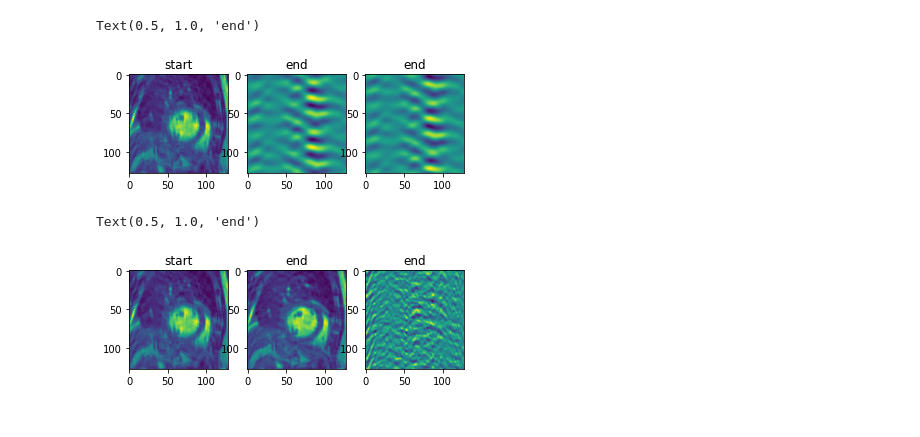
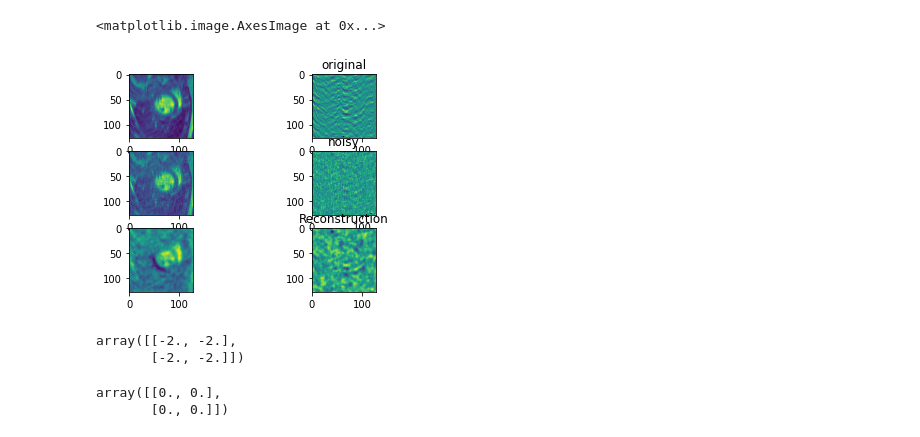
Before and after one commit to MATHplus-Young-Academy/P1-Temp-Reg, a Jupyter notebook: modelbased-approach/admm.ipynb, the cells around one changed output. Cells and saved outputs as stored; diff of their text form; code cells hidden in the pictures.

```diff
--- a/modelbased-approach/admm.ipynb
+++ b/modelbased-approach/admm.ipynb
@@ -238,7 +238,7 @@ from tqdm import tqdm
 def alternative_lagrange_multiplier(max_iter):
     A = aux.A(mask)
 
-    u_k = compute_init_u(y,A)
+    u_k = u#compute_init_u(y,A)
     Dx = aux.Dx()
     Dt = aux.Dt()
     zt_k = Dt.forward(u_k)
@@ -254,27 +254,24 @@ def alternative_lagrange_multiplier(max_iter):
     mut_k = zt_k.copy()
     mut_k.fill(1.0)
 
-    alpha = 0.2*np.ones(u_k.shape)
-    beta = 0.2*np.ones(u_k.shape)
+    alpha = 0.1*np.ones(u_k.shape)
+    beta = 0.1*np.ones(u_k.shape)
 
-    beta_t = 0.1 #2.0
-    beta_x = 0.1
+    beta_t = 3 #2.0
+    beta_x = 3
 
     for i in tqdm(range(max_iter)):
         time_start = time.time()
         u_k = conj_g(u_k,zt_k,zx_k,beta_t,beta_x,mut_k,mux_k, y,A,Dx,Dt)
-        #solve_u_step(u_k,zt_k,zx_k,beta_t,beta_x,mut_k,mux_k, y,A,Dx,Dt)
-
-        print(time.time()- time_start)
-
-        zk_x, zk_t = solve_z_step(u_k, beta_t, beta_x, mut_k, mux_k, alpha, beta, A, Dx, Dt)
-
-        mut_k += Dt.forward(u_k)-zt_k
-        mux_k = (mux_k[0] + Dx.forward(u_k)[0]-zx_k[0], mux_k[1] + Dx.forward(u_k)[1]-zx_k[1])
+        print(norm_cv(A.forward(u_k)-y_true), norm_cv(A.forward(u_k)-y))
+        zx_k, zk_t = solve_z_step(u_k, beta_t, beta_x, mut_k, mux_k, alpha, beta, A, Dx, Dt)
+        mut_k +=Dt.forward(u_k)-zt_k #beta_t*() #
+        tmp1 =mux_k[0] +Dx.forward(u_k)[0]-zx_k[0]
+        tmp2 = mux_k[1]+Dx.forward(u_k)[1]-zx_k[1]#beta_x*() #+
+        mux_k = (tmp1, tmp2)
 
     return u_k
 # %%
-maxiter=  10
+maxiter=  15
 result = alternative_lagrange_multiplier(maxiter)
-print(result)
 # %% [output]
@@ -333,31 +319,18 @@ nib.save(nii,"{0}/result_mi{1}.nii".format(DIR,maxiter))
 # %%
 import matplotlib.pyplot as plt
 
 plotframe = 6
-f,ax = plt.subplots(1,3)
-ax[0].imshow(np.flip(np.abs(np.squeeze(u_k[:,:,plotframe])),axis=0))
-ax[0].set_title('start')
-ax[1].imshow(np.flip(np.real(np.squeeze(result[:,:,plotframe])),axis=0))
-ax[1].set_title('end')
-ax[2].imshow(np.flip(np.imag(np.squeeze(result[:,:,plotframe])),axis=0))
-ax[2].set_title('end')
+f,ax = plt.subplots(3,2)
+
+ax[0,0].imshow(np.real(np.squeeze(A.backward(y_true)[:,:,plotframe])))#np.flip(,axis=0)#Dx.forward(u_k)[0]
+ax[0,1].imshow(np.imag(np.squeeze(A.backward(y_true)[:,:,plotframe])))
+ax[0,1].set_title('original')
+ax[1,0].imshow(np.real(np.squeeze(A.backward(y)[:,:,plotframe])))#Dx.forward(u_k)[0]
+ax[1,1].imshow(np.imag(np.squeeze(A.backward(y)[:,:,plotframe])))
+ax[1,1].set_title('noisy')
+ax[2,0].imshow(np.real(np.squeeze(-result[:,:,plotframe])))
+ax[2,1].set_title('Reconstruction')
+ax[2,1].imshow(np.imag(np.squeeze(-result[:,:,plotframe])))
 # %% [output]
-Text(0.5, 1.0, 'end')
+<matplotlib.image.AxesImage at 0x...>
-[figure, old version]
+[figure, new version]
-# %%
-import nibabel as nib
-nii = nib.Nifti1Image(np.abs(result),np.eye(4))
-nib.save(nii,"{0}/result_mi{1}.nii".format(DIR,maxiter))
-import matplotlib.pyplot as plt
-
-plotframe = 6
-f,ax = plt.subplots(1,3)
-ax[0].imshow(np.flip(np.abs(np.squeeze(u_k[:,:,plotframe])),axis=0))
-ax[0].set_title('start')
-ax[1].imshow(np.flip(np.real(np.squeeze(result[:,:,plotframe])),axis=0))
-ax[1].set_title('end')
-ax[2].imshow(np.flip(np.imag(np.squeeze(result[:,:,plotframe])),axis=0))
-ax[2].set_title('end')
-# %% [output]
-Text(0.5, 1.0, 'end')
-[figure, removed]
@@ -365,0 +337,6 @@ y.imag
+# %%
+zero =np.zeros((2,2))
+np.maximum(np.ones((2,2))-3,-3)
+# %% [output]
+array([[-2., -2.],
+       [-2., -2.]])
@@ -365,0 +345,5 @@ y.imag
+# %%
+np.zeros((2,2))
+# %% [output]
+array([[0., 0.],
+       [0., 0.]])
```
Also changed, not shown: parts of 14 cells of this notebook.
